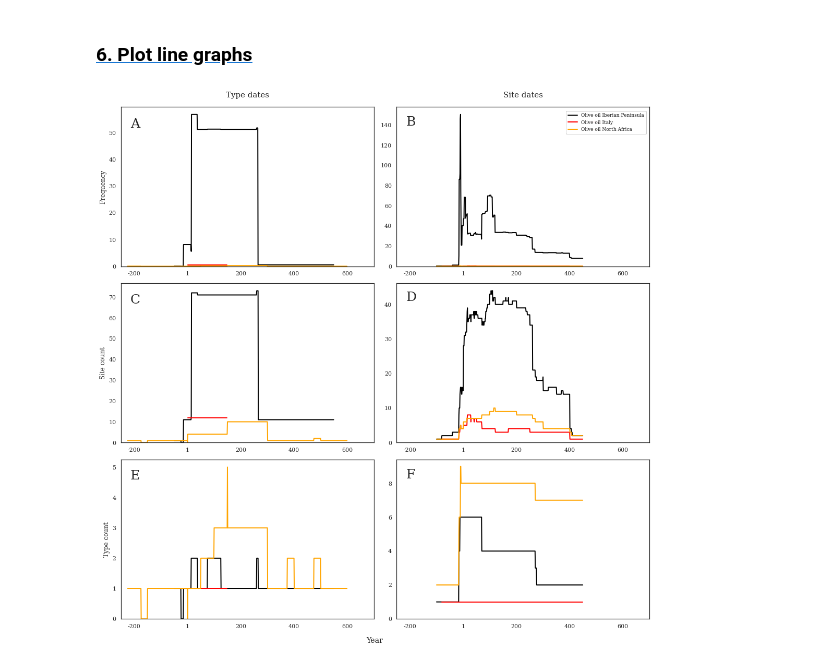
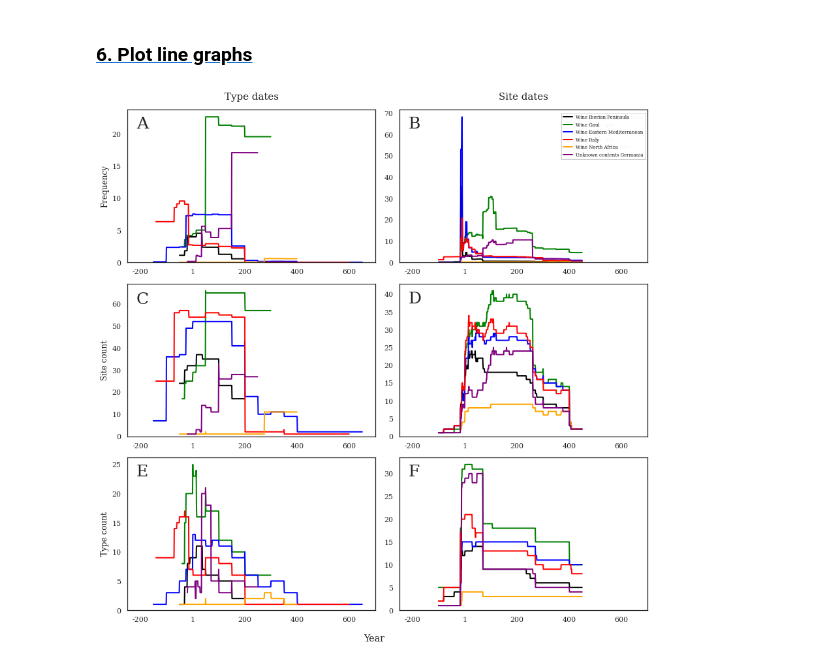
Before and after one commit to Tom-Brughmans/RAAD, a Jupyter notebook: RAAD_data/publication/RAAD_Figs7a-f.ipynb, the cells around one changed output. Saved outputs shown, nothing was run; the diff lists cells and outputs as text; code cells hidden in the pictures.

```diff
--- a/RAAD_data/publication/RAAD_Figs7a-f.ipynb
+++ b/RAAD_data/publication/RAAD_Figs7a-f.ipynb
@@ -26,7 +26,7 @@ from plot import plot_graph
 data = pd.read_csv("../data/RAAD_data_restructured.csv")
 data["origin_h2"] = data["origin_h2"].fillna('')
 # %%
-origins = ["iberianpeninsula", "italy", "northafrica"]
+origins = ["iberianpeninsula", "gaul", "em", "italy", "northafrica", "germania"]
 start_dates = ["raad_type_start_date", "site_start_date"]
 end_dates = ["raad_type_end_date", "site_end_date"]
 
@@ -41,12 +41,18 @@ raad_type_count_site_dates = {}
 
 list_of_dfs = []
 
-new_keys = ["Olive oil Iberian Peninsula", "Olive oil Italy", "Olive oil North Africa"]
+new_keys = ["Wine Iberian Peninsula", "Wine Gaul", "Wine Eastern Mediterranean", "Wine Italy", "Wine North Africa", "Unknown contents Germania"]
 # %% [markdown]
 ### [<span style="color:black">3. Sum of frequency per contents per year in types/site date ranges</span>](#three) <a id="3"></a>
 # %%
 for start, end in zip(start_dates, end_dates):
     for origin in origins:
+
+        if origin == "germania":
+            content = "unknown"
+        else:
+            content = "wine"
+
         df = data.groupby(["RAAD_form", start, end, "contents", "origin_h1"])["frequency"].sum()
         df = df.reset_index()
         df = df.rename(columns = {"frequency":"summed_freq"})
@@ -56,7 +62,7 @@ for start, end in zip(start_dates, end_dates):
                                 lower_date = start,
                                 upper_date = end)
 
-        freq = year_freq_df(data = df1[(df1["contents"] == "olive oil") & (df1["origin_h1"] == origin)],
+        freq = year_freq_df(data = df1[(df1["contents"] == content) & (df1["origin_h1"] == origin)],
                             lower_date = start,
                             upper_date = end,
                             sum_freq = "Sum_freq_per_year")
@@ -75,13 +81,18 @@ list_of_dfs.append(freq_site_dates)
 # %%
 for start, end in zip(start_dates, end_dates):
     for origin in origins:
+
+        if origin == "germania":
+            content = "unknown"
+        else:
+            content = "wine"
 
         df = data.groupby(["RAAD_form", start, end, "contents", "origin_h1"])["site_name_modern"].apply(lambda x: ",".join(x))
         df = df.apply(lambda x: x.split(","))
         df = df.reset_index()
         df = df.rename(columns = {"site_name_modern":"List_of_sites"})
 
-        count_sites = year_object_count_df(data = df[(df["contents"] == "olive oil") & (df["origin_h1"] == origin)],
+        count_sites = year_object_count_df(data = df[(df["contents"] == content) & (df["origin_h1"] == origin)],
                                            lower_date = start,
                                            upper_date = end,
                                            object_list = "List_of_sites")
@@ -100,12 +111,17 @@ list_of_dfs.append(site_count_site_dates)
 # %%
 for start, end in zip(start_dates, end_dates):
     for origin in origins:
+
+        if origin == "germania":
+            content = "unknown"
+        else:
+            content = "wine"
 
         df = data.groupby(["RAAD_form", start, end, "contents", "origin_h1"])["RAAD_type_number"].apply(list)
         df = df.reset_index()
         df = df.rename(columns = {"RAAD_type_number":"List_of_numbers"})
 
-        type_count = year_object_count_df(data = df[(df["contents"] == "olive oil") & (df["origin_h1"] == origin)],
+        type_count = year_object_count_df(data = df[(df["contents"] == content) & (df["origin_h1"] == origin)],
                                           lower_date = start,
                                           upper_date = end,
                                           object_list = "List_of_numbers")
@@ -123,7 +139,7 @@ list_of_dfs.append(raad_type_count_site_dates)
 # %%
 sns.set_style("white", {"font.family":"serif", "font.serif":"Times New Roman"})
 
-fig, axs= plt.subplots(nrows=3, ncols=2, figsize=(15, 15))
+fig, axs= plt.subplots(nrows=3, ncols=2, figsize=(12, 12))
 
 axs[0, 0].set_xlim([-250, 700])
 axs[0, 1].set_xlim([-250, 700])
@@ -131,39 +147,40 @@ axs[1, 0].set_xlim([-250, 700])
 axs[1, 1].set_xlim([-250, 700])
 axs[2, 0].set_xlim([-250, 700])
 axs[2, 1].set_xlim([-250, 700])
 
+
 for ax, df in zip(axs.ravel(), list_of_dfs):
     plot_graph(dicts_of_df = df,
-               palette=["black", "red", "orange"],
+               palette=["black", "green", "blue", "red", "orange", "purple"],
                ax = ax,
                linewidth = 2)
 
     ax.set_ylim(0, None)
     ax.yaxis.set_major_formatter(FormatStrFormatter("%.0f"))
     ax.set_xlabel(None)
     ax.get_legend().remove()
     ax.set_ylabel(None)
     ax.set_xticklabels([int(i) if i != 0 else 1 for i in ax.get_xticks()])
     handles, labels = ax.get_legend_handles_labels()
-    fig.legend(handles, labels, bbox_to_anchor=(0.986, 0.960), fontsize = 9)
+    fig.legend(handles, labels, bbox_to_anchor=(0.985, 0.955), fontsize = 7)
 
 axs[0,0].set_ylabel("Frequency")
 axs[1,0].set_ylabel("Site count")
 axs[2,0].set_ylabel("Type count")
 
 axs[0, 0].set_title(label = "Type dates", size=15, y=1.04)
 axs[0, 1].set_title(label = "Site dates", size=15, y=1.04)
 
-axs[0, 0].text(-215, 52, "A", fontsize = 25)
-axs[0, 1].text(-215, 139.5, "B", fontsize = 25)
-axs[1, 0].text(-215, 67, "C", fontsize = 25)
-axs[1, 1].text(-215, 41, "D", fontsize = 25)
-axs[2, 0].text(-215, 4.6, "E", fontsize = 25)
-axs[2, 1].text(-215, 8.3, "F", fontsize = 25)
+axs[0, 0].text(-215, 21, "A", fontsize = 25)
+axs[0, 1].text(-215, 63, "B", fontsize = 25)
+axs[1, 0].text(-215, 60, "C", fontsize = 25)
+axs[1, 1].text(-215, 37.5, "D", fontsize = 25)
+axs[2, 0].text(-215, 23, "E", fontsize = 25)
+axs[2, 1].text(-215, 29.5, "F", fontsize = 25)
 
 fig.supxlabel("Year")
 
 plt.tight_layout()
 plt.savefig("Figs/Fig7.tiff", bbox_inches="tight", format = "tiff", dpi = 400)
 # %% [output]
-[figure, old version]
+[figure, new version]
```
Also changed, not shown: parts of 1 cell of this notebook, 35 other files.
